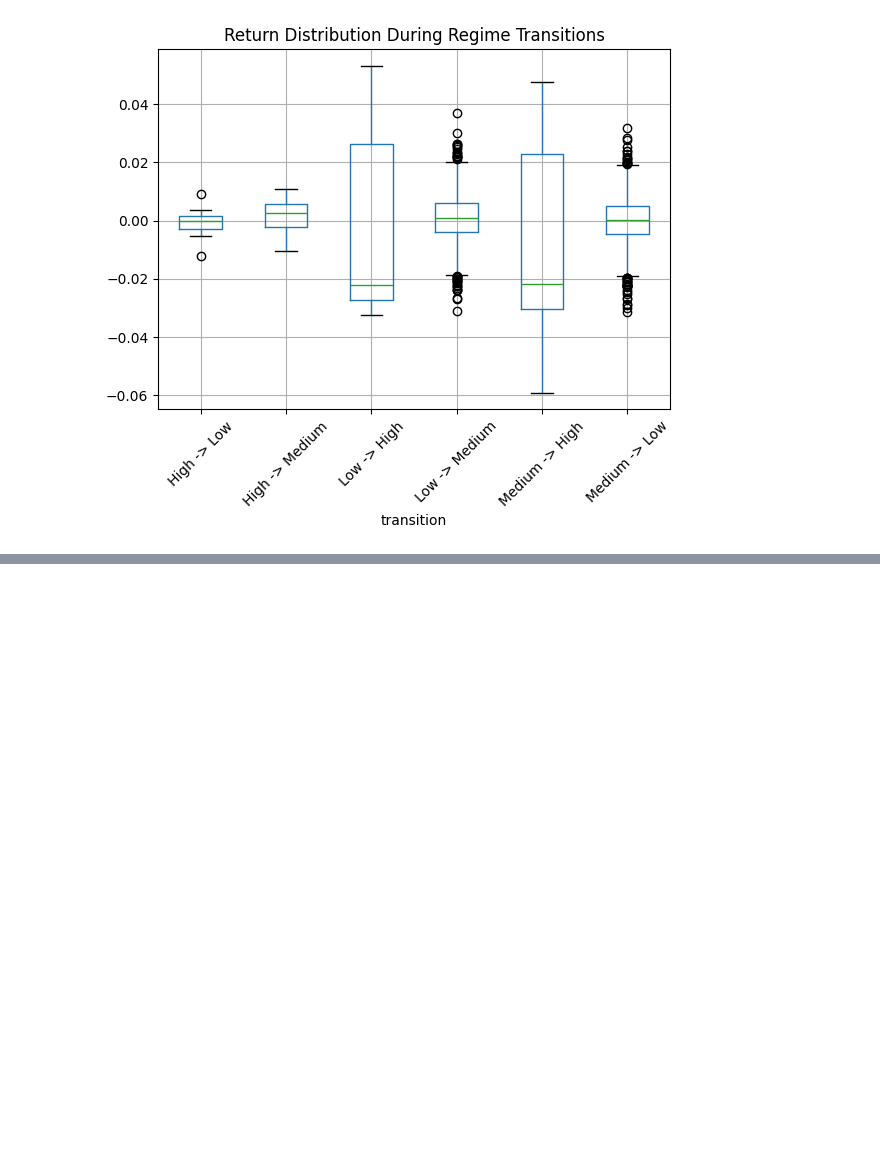
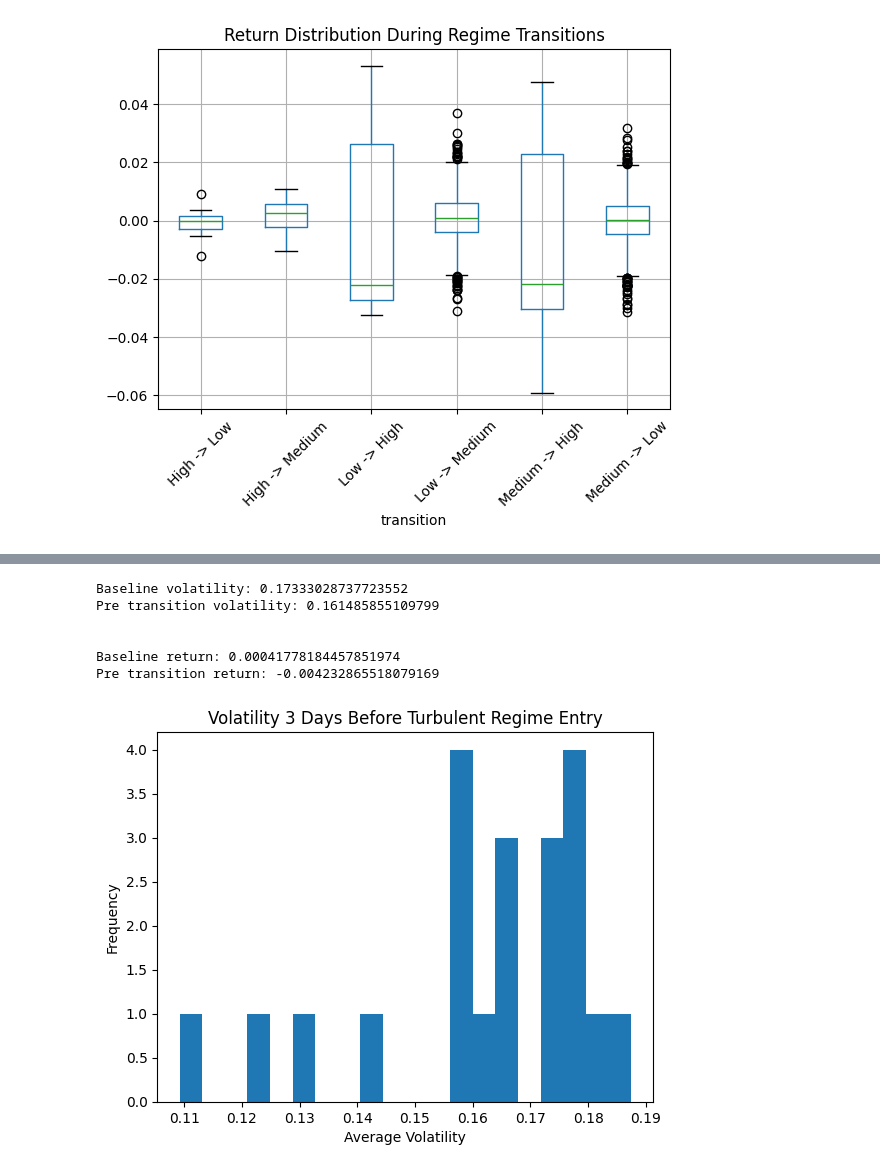
Before and after one commit to Anaemos/Vorticity, a Jupyter notebook: notebooks_02/regime_transition_analysis.ipynb, the cells around one changed output, grey strips where cells are left out. Saved outputs shown, nothing was run; the diff lists cells and outputs as text; code cells hidden in the pictures; blank space fills up the shorter version.

Commit message:
Added pre transition checks

```diff
--- a/notebooks_02/regime_transition_analysis.ipynb
+++ b/notebooks_02/regime_transition_analysis.ipynb
@@ -151,0 +154,6 @@ plt.show()
+# %%
+crisis_transitions = transitions[
+    transitions["transition"].isin(["Medium -> High", "Low -> High"])
+].copy()
+#isolating Medium -> High and Low -> High
+crisis_transitions.head()
@@ -151,0 +167,43 @@ plt.show()
+# %%
+lookback = 3 #defined lookback window
+
+#pre transition behaviour extraction
+pre_vol = []
+pre_returns = []
+
+for idx in crisis_transitions.index:
+    if idx > lookback:
+        window = df.loc[idx-lookback:idx-1]
+
+        pre_vol.append(window["vol_cc"].mean())
+        pre_returns.append(window["return"].mean())
+
+pre_vol = np.array(pre_vol)
+pre_returns = np.array(pre_returns)
+# %%
+#comparison with normal periods
+baseline_vol = df["vol_cc"].mean()
+baseline_return = df["return"].mean()
+
+print("Baseline volatility:", baseline_vol)
+print("Pre transition volatility:", pre_vol.mean())
+print("\n")
+print("Baseline return:", baseline_return)
+print("Pre transition return:", pre_returns.mean())
+# %% [output]
+Baseline volatility: 0.17333028737723552
+Pre transition volatility: 0.161485855109799
+
+
+Baseline return: 0.00041778184457851974
+Pre transition return: -0.004232865518079169
+# %%
+import matplotlib.pyplot as plt
+#visualised volatility buildup
+plt.hist(pre_vol, bins=20)
+plt.title("Volatility 3 Days Before Turbulent Regime Entry")
+plt.xlabel("Average Volatility")
+plt.ylabel("Frequency")
+plt.show()
+# %% [output]
+[figure, added]
```
Also changed, not shown: parts of 2 cells of this notebook.
